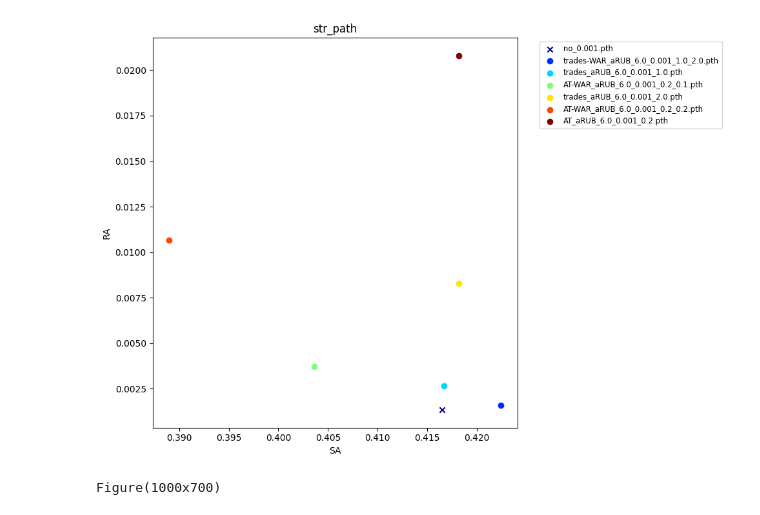
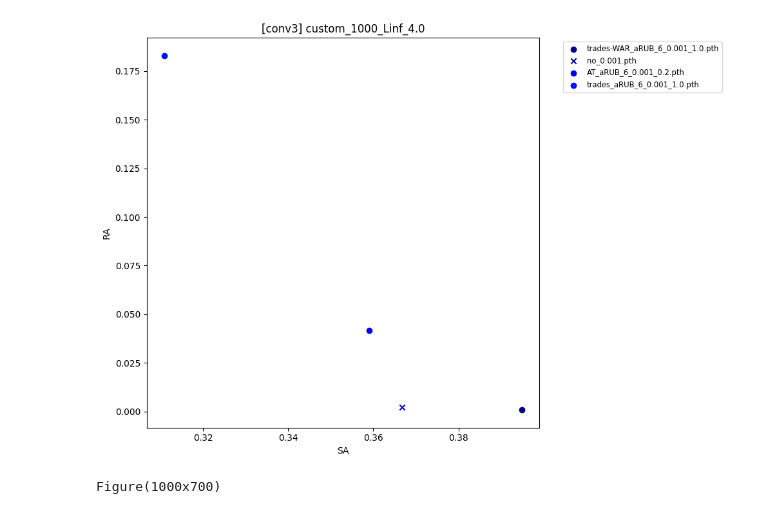
Before and after one commit to youuijin/ARML_server, a Jupyter notebook: make_plot.ipynb, the cells around one changed output. Drawn from its saved outputs; the diff is of its cells as text; code cells hidden in the pictures.

Commit message:
update : resnet9 forward error revision

```diff
--- a/make_plot.ipynb
+++ b/make_plot.ipynb
@@ -3,37 +3,57 @@ import matplotlib.pyplot as plt
 import pandas as pd
 import numpy as np
 
+model = "resnet9"
 str_path = "custom_1000_Linf_4.0"
 
-data = pd.read_csv(f"./logs/AAresult_csv/{str_path}.csv")
+data = pd.read_csv(f"./logs/AAresult_csv/{model}/{str_path}.csv")
+
+model = "conv3"
+str_path = "custom_1000_Linf_4.0"
+data2 =  pd.read_csv(f"./logs/AAresult_csv/{model}/{str_path}.csv")
 # %%
 plt.figure(figsize=(10,7))
-plt.title("str_path")
+plt.title(f"[{model}] {str_path}")
 
-colors = plt.cm.jet(np.linspace(0, 1, len(data)))
+colors = plt.cm.jet(np.linspace(0, 1, len(data)+len(data2)))
 
 for idx, row in data.iterrows():
     # if row['model'].startswith('R-MAML-AT_PGD-Linf'):
     #     continue
     if row['model'].split('_')[1]=='aRUB':
         marker = 'o'
     elif row['model'].split('_')[1]=='PGD-Linf':
         marker = '^'
+        continue
     else:
         marker = 'x'
-    plt.scatter(row['SA'], row['RA'], label=row['model'], color=colors[idx], marker=marker)
+    # plt.scatter(row['SA'], row['RA'], label=row['model'], color=colors[idx], marker=marker)
+    plt.scatter(row['SA'], row['RA'], label=row['model'], marker=marker)
     # plt.scatter(row['SA'], row['RA'], label=row['model'])
+
+# for idx, row in data2.iterrows():
+#     # if row['model'].startswith('R-MAML-AT_PGD-Linf'):
+#     #     continue
+#     if row['model'].split('_')[1]=='aRUB':
+#         marker = 'o'
+#     elif row['model'].split('_')[1]=='PGD-Linf':
+#         # marker = '^'
+#         continue
+#     else:
+#         marker = 'x'
+#     plt.scatter(row['SA'], row['RA'], label=row['model'], color=colors[len(data)+idx], marker=marker)
+#     # plt.scatter(row['SA'], row['RA'], label=row['model'])
 
 plt.xlabel('SA')
 plt.ylabel('RA')
 plt.legend(bbox_to_anchor=(1.05, 1), loc='upper left', fontsize='small')
 plt.tight_layout()
 
 #plt.ylim(0, 0.01)
 
 plt.show()
 # %% [output]
-[figure, old version]
+[figure, new version]
 # %%
 # %% [output]
 Figure(1000x700)
```
Also changed, not shown: 3 other files.
